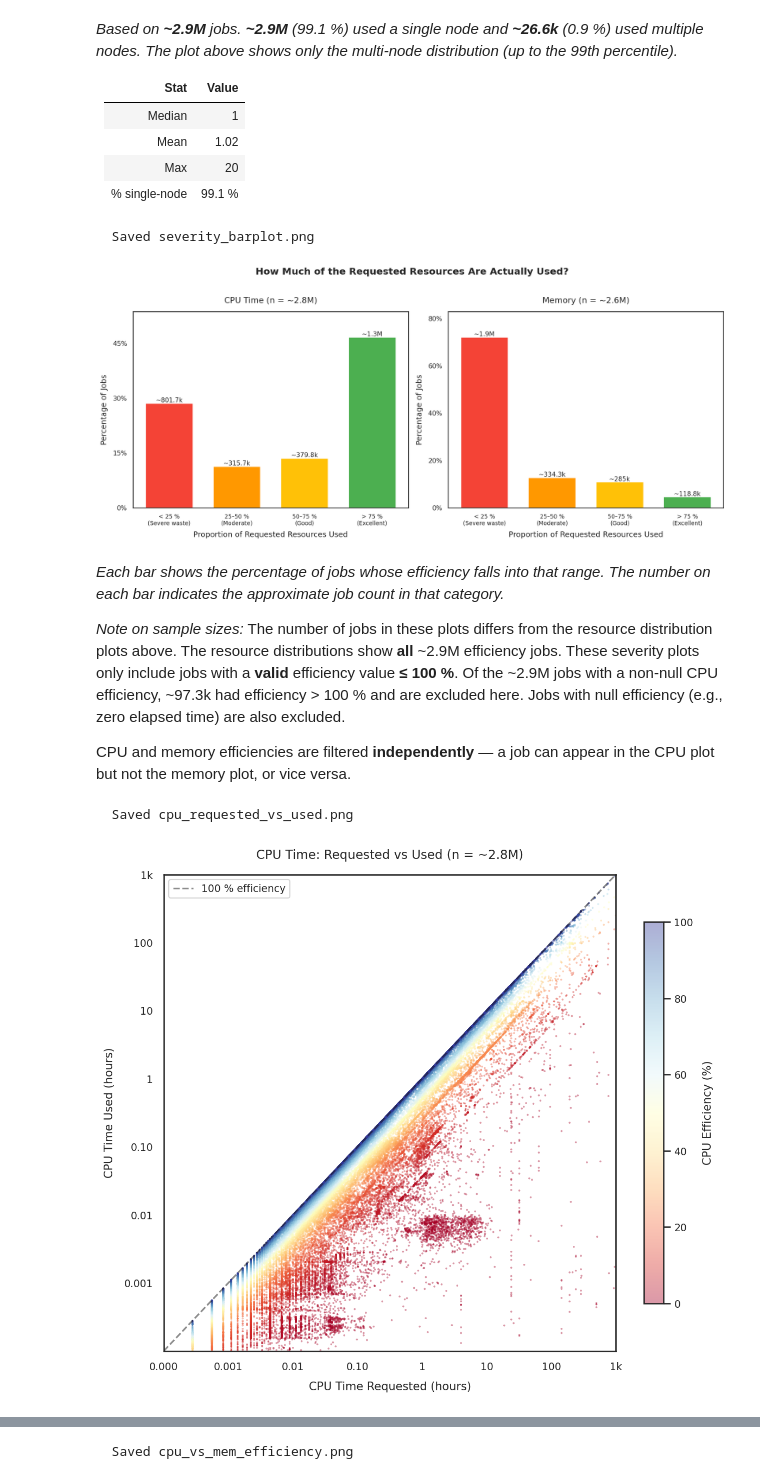
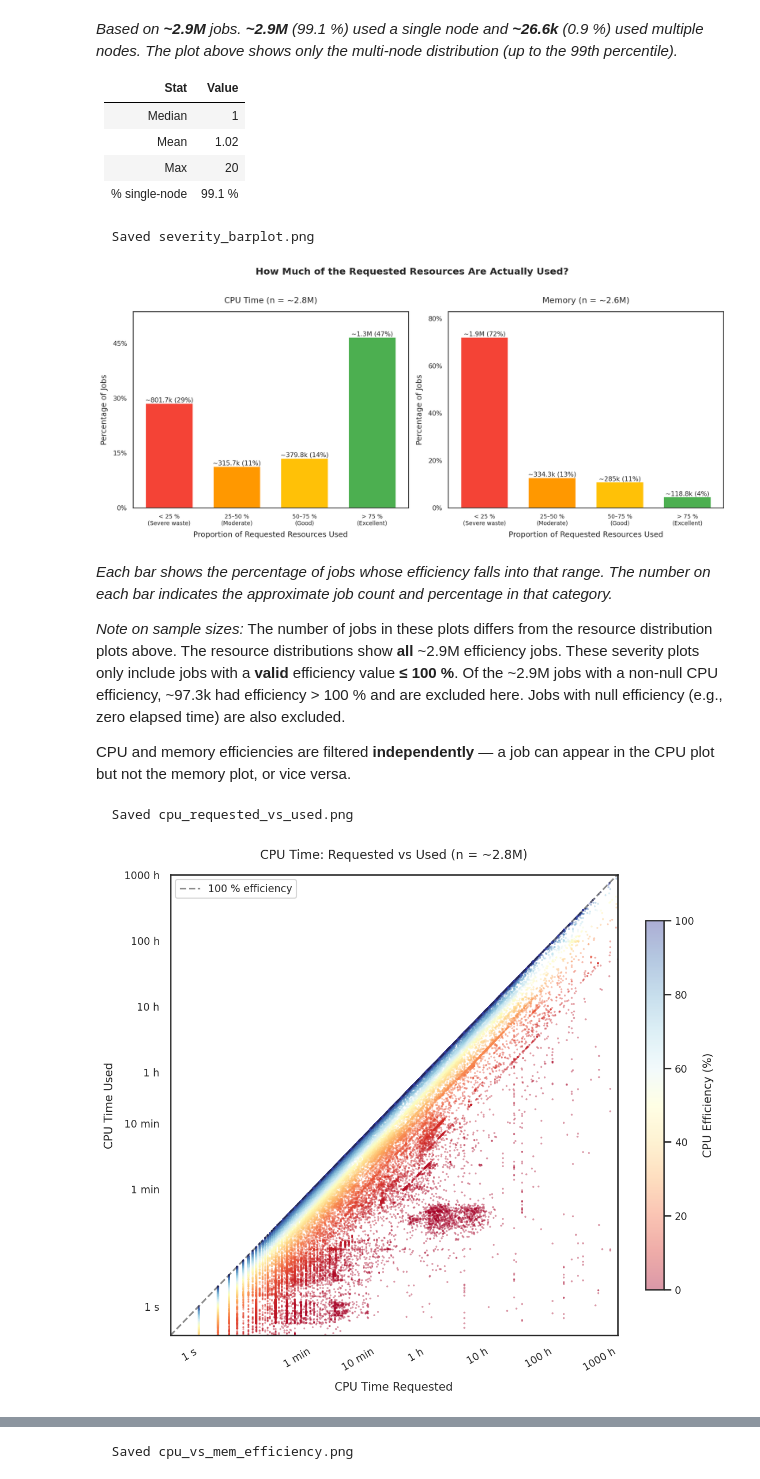
Before and after one commit to kcl-eresearch/hpc-data-analysis, a Jupyter notebook: notebooks/blog_2026-02_sustainability.ipynb, the cells around one changed output, grey strips where cells are left out. Cells and saved outputs as stored; diff of their text form; code cells hidden in the pictures.

Commit message:
fix: polished plots; feature: verified compatibility between sacct output and my SQL queries, examined jobs with large memory requests, and added scatterplots for requested vs. used time

```diff
--- a/notebooks/blog_2026-02_sustainability.ipynb
+++ b/notebooks/blog_2026-02_sustainability.ipynb
@@ -299,7 +299,7 @@ bars = ax.bar(state_labels, state_counts, color=state_colors, edgecolor='white',
 for bar, count in zip(bars, state_counts):
     pct = count / total_all * 100
     ax.text(bar.get_x() + bar.get_width() / 2, bar.get_height(),
-            f'{approx(count)}\n({pct:.1f}%)', ha='center', va='bottom', fontsize=9)
+            f'{approx(count)} ({pct:.1f}%)', ha='center', va='bottom', fontsize=9)
 
 ax.set_ylabel('Number of Jobs')
 y_max = max(state_counts)
@@ -867,9 +965,9 @@ for ax, counts, resource, n in [
     ax.yaxis.set_major_locator(mticker.MaxNLocator(nbins=5))
     ax.yaxis.set_major_formatter(mticker.FuncFormatter(lambda x, _: f'{x:.0f}%'))
     ax.set_title(f'{resource} (n = {approx(n)})', fontsize=13)
-    for bar, v in zip(bars, counts.values):
+    for bar, v, pct in zip(bars, counts.values, pcts):
         ax.text(bar.get_x() + bar.get_width() / 2, bar.get_height(),
-                approx(v), ha='center', va='bottom', fontsize=10)
+                f'{approx(v)} ({pct:.0f}%)', ha='center', va='bottom', fontsize=10)
 
 fig.suptitle('How Much of the Requested Resources Are Actually Used?',
              fontsize=15, fontweight='bold', y=1.02)
@@ -883,7 +981,8 @@ n_cpu_over100 = (df['cpu_eff_req'] > 100).sum()
 
 display(Markdown(f'''
 *Each bar shows the percentage of jobs whose efficiency falls into that range.
-The number on each bar indicates the approximate job count in that category.*
+The number on each bar indicates the approximate job count and percentage in
+that category.*
 
 *Note on sample sizes:* The number of jobs in these plots differs from the
 resource distribution plots above. The resource distributions show **all**
@@ -898,10 +997,11 @@ in the CPU plot but not the memory plot, or vice versa.
 '''))
 # %% [output]
   Saved severity_barplot.png
-[figure, old version]
+[figure, new version]
 
 *Each bar shows the percentage of jobs whose efficiency falls into that range.
-The number on each bar indicates the approximate job count in that category.*
+The number on each bar indicates the approximate job count and percentage in
+that category.*
 
 *Note on sample sizes:* The number of jobs in these plots differs from the
 resource distribution plots above. The resource distributions show **all**
@@ -926,59 +1026,56 @@ scatter_df['eff'] = scatter_df['cpu_eff_req']
 scatter_df = scatter_df[(scatter_df['cpu_req_hrs'] > 1e-4)
                         & (scatter_df['cpu_used_hrs'] > 1e-4)]
 
 # Subsample for scatter plot
 sample = scatter_df.sample(min(80_000, len(scatter_df)), random_state=42)
 
-def fmt_hrs(x, _):
-    if x >= 100_000:
-        return f'{x/1_000:.0f}k'
-    elif x >= 1_000:
-        return f'{x/1_000:.0f}k'
-    elif x >= 1:
-        return f'{x:.0f}'
-    elif x >= 0.01:
-        return f'{x:.2f}'
-    else:
-        return f'{x:.3f}'
+# Same range for both axes so the diagonal goes corner-to-corner
+all_vals = pd.concat([scatter_df['cpu_req_hrs'], scatter_df['cpu_used_hrs']])
+lo = 10 ** np.floor(np.log10(all_vals.quantile(0.001)))
+hi = 10 ** np.ceil(np.log10(all_vals.quantile(0.999)))
+
+# Human-readable ticks covering both requested and used ranges
+_cpu_ticks = [
+    (1/3600, '1 s'), (1/60, '1 min'), (10/60, '10 min'),
+    (1, '1 h'), (10, '10 h'), (100, '100 h'), (1000, '1000 h'),
+]
+visible = [(v, l) for v, l in _cpu_ticks if lo <= v <= hi]
 
 fig, ax = plt.subplots(figsize=(8, 7))
 sc = ax.scatter(sample['cpu_req_hrs'], sample['cpu_used_hrs'],
                 c=sample['eff'], cmap='RdYlBu', vmin=0, vmax=100,
                 s=3, alpha=0.4, edgecolors='none', rasterized=True)
-cbar = fig.colorbar(sc, ax=ax, label='CPU Efficiency (%)', shrink=0.8)
+cbar = fig.colorbar(sc, ax=ax, shrink=0.8)
 cbar.set_label('CPU Efficiency (%)', fontsize=10)
 cbar.ax.tick_params(labelsize=9)
 
-# Use percentiles to focus on the bulk of data, snap to decades
-all_vals = pd.concat([scatter_df['cpu_req_hrs'], scatter_df['cpu_used_hrs']])
-lo = 10 ** np.floor(np.log10(all_vals.quantile(0.005)))
-hi = 10 ** np.ceil(np.log10(all_vals.quantile(0.995)))
 ax.plot([lo, hi], [lo, hi], 'k--', lw=1.5, alpha=0.5, label='100 % efficiency')
 
-ax.set_xlabel('CPU Time Requested (hours)', fontsize=10)
-ax.set_ylabel('CPU Time Used (hours)', fontsize=10)
+ax.set_xlabel('CPU Time Requested', fontsize=10)
+ax.set_ylabel('CPU Time Used', fontsize=10)
 ax.set_title(f'CPU Time: Requested vs Used (n = {approx(len(scatter_df))})', fontsize=11)
 ax.set_xscale('log')
 ax.set_yscale('log')
 ax.set_xlim(lo, hi)
 ax.set_ylim(lo, hi)
 ax.tick_params(labelsize=9)
-ax.xaxis.set_major_formatter(mticker.FuncFormatter(fmt_hrs))
 
-# Skip the first y-tick label to avoid duplicate with x-axis at the origin
-def fmt_hrs_y(x, pos):
-    if x <= lo * 1.5:
-        return ''
-    return fmt_hrs(x, pos)
+if visible:
+    tick_vals, tick_labels = zip(*visible)
+    ax.set_xticks(tick_vals)
+    ax.set_xticklabels(tick_labels, fontsize=9, rotation=30, ha='right')
+    ax.set_yticks(tick_vals)
+    ax.set_yticklabels(tick_labels, fontsize=9)
+ax.xaxis.set_minor_locator(mticker.NullLocator())
+ax.yaxis.set_minor_locator(mticker.NullLocator())
 
-ax.yaxis.set_major_formatter(mticker.FuncFormatter(fmt_hrs_y))
 ax.legend(fontsize=9)
 plt.tight_layout()
 savefig('cpu_requested_vs_used.png')
 plt.show()
 # %% [output]
   Saved cpu_requested_vs_used.png
-[figure, old version]
+[figure, new version]
 # %%
 mem_sc = df[['reqmem_bytes', 'maxrss_bytes', 'mem_eff']].dropna()
 mem_sc = mem_sc[mem_sc['mem_eff'] <= 100]
```
Also changed, not shown: parts of 6 cells of this notebook, 16 other files.
